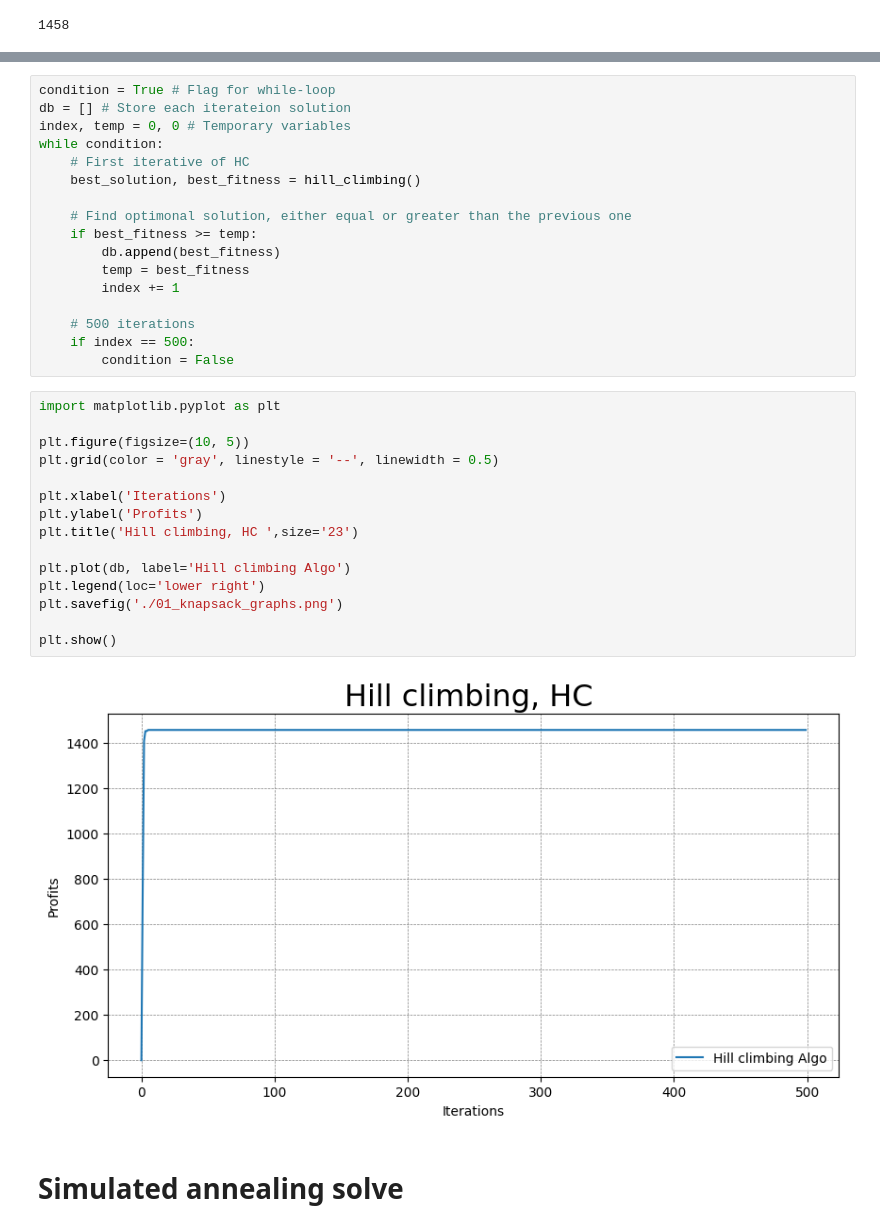
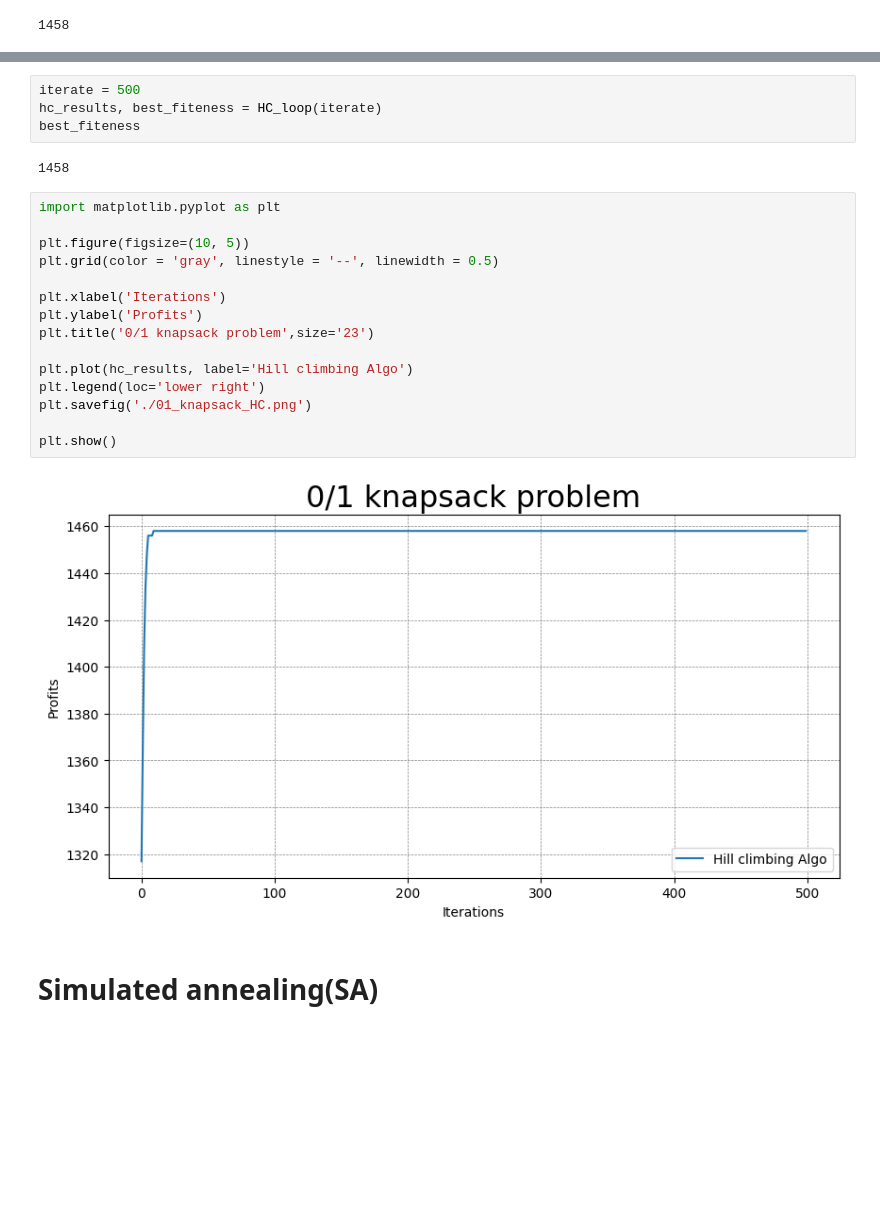
Before and after one commit to sc0210/AWINLAB_hw, a Jupyter notebook: Meta_heuristic Algorithm/01-knapstack.ipynb, the cells around one changed output, grey strips where cells are left out. Drawn from its saved outputs; the diff is of its cells as text; blank space fills up the shorter version.

```diff
--- a/Meta_heuristic Algorithm/01-knapstack.ipynb
+++ b/Meta_heuristic Algorithm/01-knapstack.ipynb
@@ -145,36 +163,25 @@ Best Fitness: 0
-# %%
-condition = True # Flag for while-loop
-db = [] # Store each iterateion solution
-index, temp = 0, 0 # Temporary variables
-while condition:
-    # First iterative of HC
-    best_solution, best_fitness = hill_climbing()
-
-    # Find optimonal solution, either equal or greater than the previous one
-    if best_fitness >= temp:
-        db.append(best_fitness)
-        temp = best_fitness
-        index += 1
-
-    # 500 iterations
-    if index == 500:
-        condition = False
+# %%
+iterate = 500
+hc_results, best_fiteness = HC_loop(iterate)
+best_fiteness
+# %% [output]
+1458
 # %%
 import matplotlib.pyplot as plt
 
 plt.figure(figsize=(10, 5))
 plt.grid(color = 'gray', linestyle = '--', linewidth = 0.5)
 
 plt.xlabel('Iterations')
 plt.ylabel('Profits')
-plt.title('Hill climbing, HC ',size='23')
+plt.title('0/1 knapsack problem',size='23')
 
-plt.plot(db, label='Hill climbing Algo')
+plt.plot(hc_results, label='Hill climbing Algo')
 plt.legend(loc='lower right')
-plt.savefig('./01_knapsack_graphs.png')
+plt.savefig('./01_knapsack_HC.png')
 
 plt.show()
 # %% [output]
-[figure, old version]
+[figure, new version]
 # %% [markdown]
-# Simulated annealing solve
+# Simulated annealing(SA)
```
Also changed, not shown: parts of 9 cells of this notebook, 4 other files.
